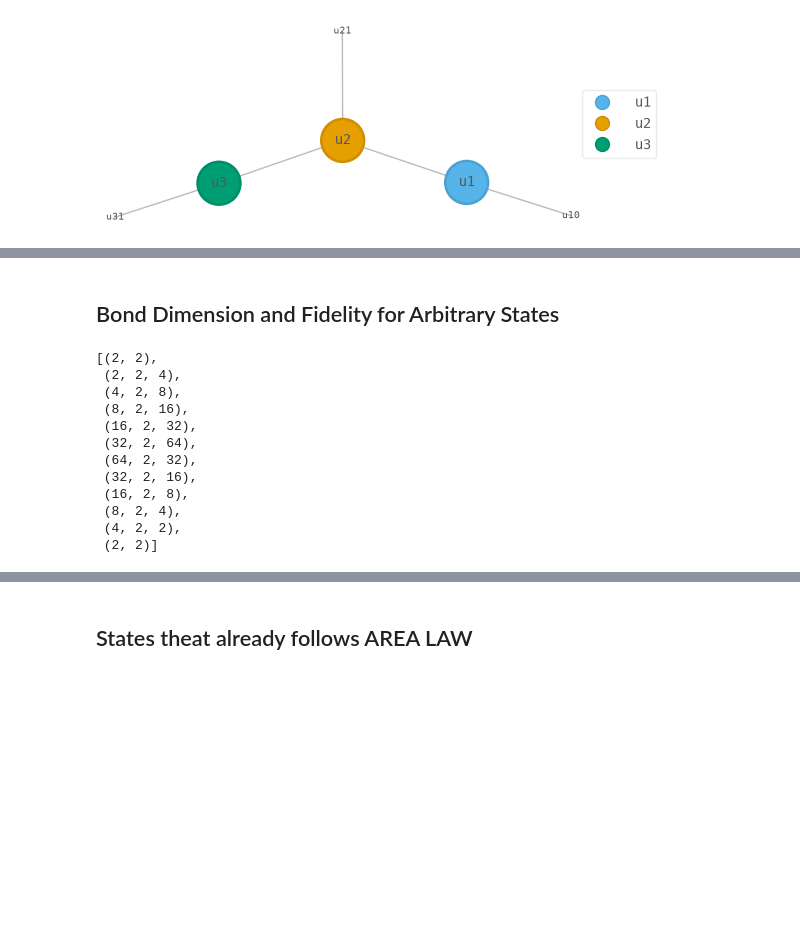
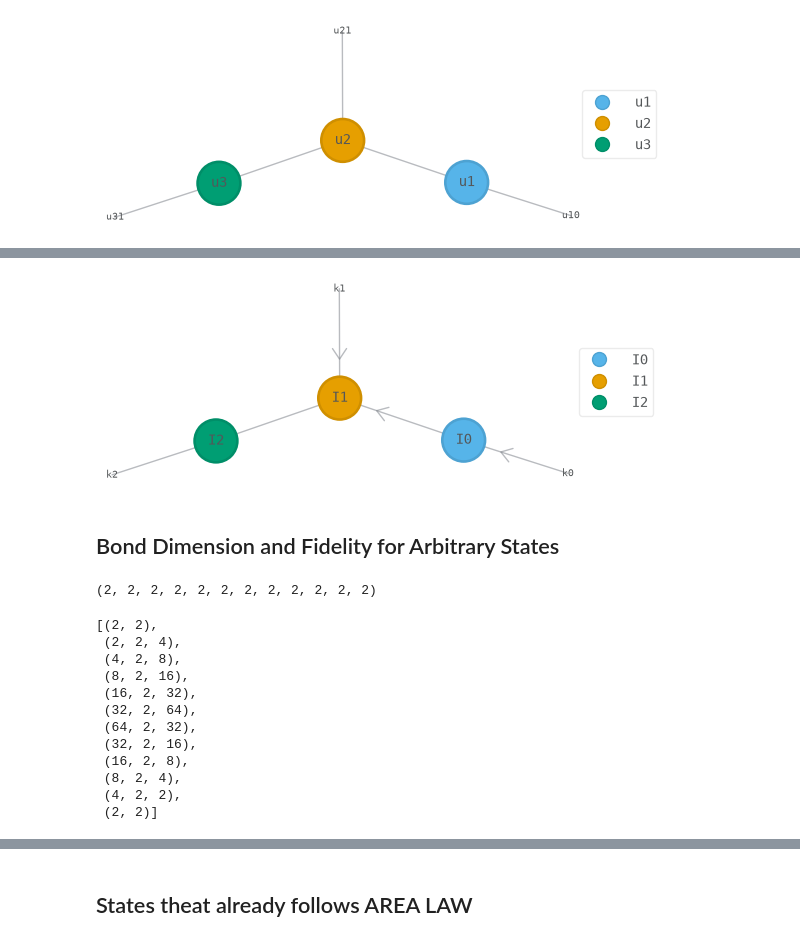
Before and after one commit to Shreya93ban/Tutorials, a Jupyter notebook: Tensor_Network_for_Quantum.ipynb, the cells around one changed output, grey strips where cells are left out. Drawn from its saved outputs; the diff is of its cells as text; code cells hidden in the pictures; blank space fills up the shorter version.

```diff
--- a/Tensor_Network_for_Quantum.ipynb
+++ b/Tensor_Network_for_Quantum.ipynb
@@ -147,27 +174,33 @@ MPS_psi.draw(color=['u1', 'u2', 'u3'])
+# %%
+qtn.MatrixProductState.from_dense(psi, dims=[2] * n,).draw(color=True)
+# %% [output]
+[figure, added]
 # %% [markdown]
 ## Bond Dimension and Fidelity for Arbitrary States
 # %%
 n = 12
-bond_dim = 10000
+bond_dim = 64
 
 psi = np.random.rand(*[2]*n)
+print(psi.shape)
 psi = psi/np.linalg.norm(psi)
 mps = qtn.MatrixProductState.from_dense(psi, dims=[2] * n, max_bond=bond_dim)
 
 [t.shape for t in mps.tensors]
 # %% [output]
-[(2, 2),
- (2, 2, 4),
- (4, 2, 8),
- (8, 2, 16),
- (16, 2, 32),
- (32, 2, 64),
- (64, 2, 32),
- (32, 2, 16),
- (16, 2, 8),
- (8, 2, 4),
- (4, 2, 2),
- (2, 2)]
+(2, 2, 2, 2, 2, 2, 2, 2, 2, 2, 2, 2)
+[(2, 2),
+ (2, 2, 4),
+ (4, 2, 8),
+ (8, 2, 16),
+ (16, 2, 32),
+ (32, 2, 64),
+ (64, 2, 32),
+ (32, 2, 16),
+ (16, 2, 8),
+ (8, 2, 4),
+ (4, 2, 2),
+ (2, 2)]
 # %%
 psi_mps = mps.to_dense().reshape([2] * n)
 fidelity = abs(np.vdot(psi.ravel(), psi_mps.ravel()))**2
```
Also changed, not shown: parts of 15 cells of this notebook, 2 other files.
